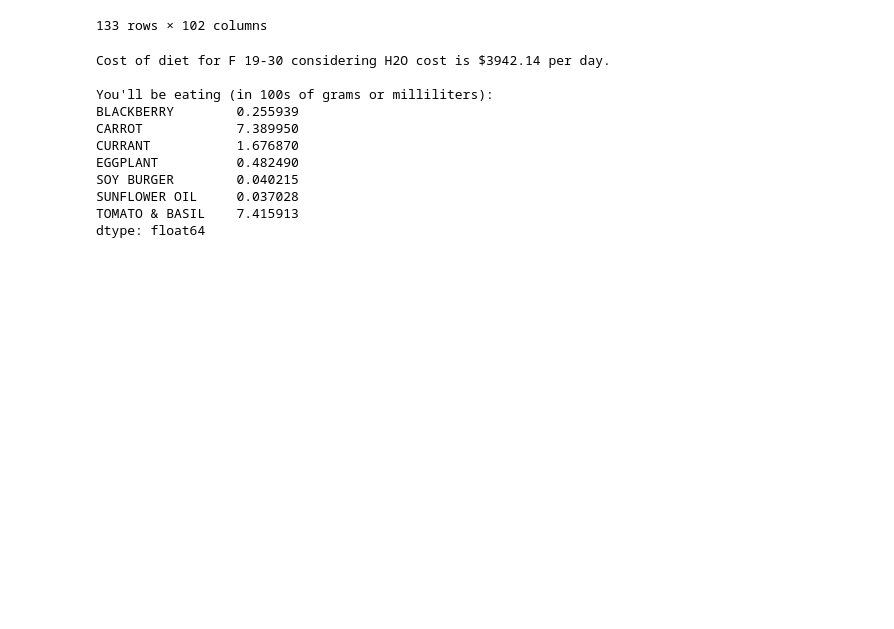
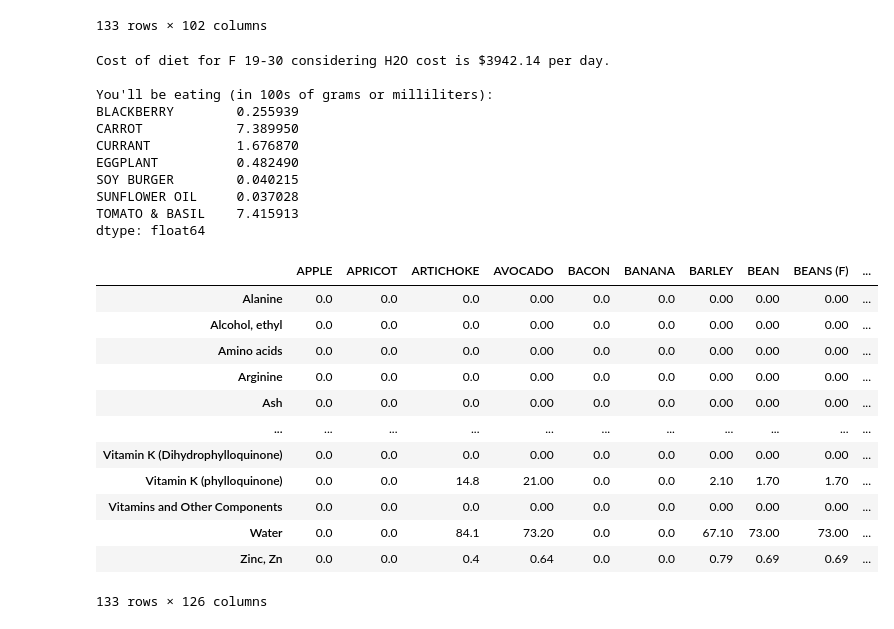
Before and after one commit to reilyfairchild/EEP-153-Proj-02, a Jupyter notebook: Project_2_Code.ipynb, the cells around one changed output. Drawn from its saved outputs; the diff is of its cells as text; code cells hidden in the pictures; blank space fills up the shorter version.

```diff
--- a/Project_2_Code.ipynb
+++ b/Project_2_Code.ipynb
@@ -548,3 +634,74 @@ SOY BURGER        0.040215
 SUNFLOWER OIL     0.037028
 TOMATO & BASIL    7.415913
 dtype: float64
+# %%
+alpha = 0.1
+
+#cost of H2O
+
+def get_grub_cotwo(sex_age_group, diet, df):
+    if (diet == 'animal product'):
+        df = df[df['animal product'] == 'animal product']
+    D = {}
+    count = 0
+
+
+    for food in df.index:
+        try:
+            FDC = df.loc[df.index==food,:]['FDC ID'][0]
+            count+=1
+            D[food] = fdc.nutrients(apikey,FDC).Quantity
+            #print(D[food])
+            #print(food)
+        except AttributeError:
+            warnings.warn(f"Couldn't find FDC Code {FDC} for food {food}.")
+
+    D = pd.DataFrame(D,dtype=float)
+    df.dropna(how='any') # Drop food with any missing data
+
+    Prices = df.groupby('Food')['Water Footprint liters water/kg o liter of food ITEM'].min()
+    p = Prices.apply(lambda x:x).dropna()
+
+    # Compile list that we have both prices and nutritional info for; drop if either missing
+    use = p.index.intersection(D.columns)
+    p = p[use]
+    tol = 1e-6 # Numbers in solution smaller than this (in absolute value) treated as zeros
+
+    Aall = D[p.index].fillna(0)
+    display(Aall)
+    # Drop rows of A that we don't have constraints for.
+    Amin = Aall.loc[bmin.index]
+
+    Amax = Aall.loc[bmax.index]
+
+    # Maximum requirements involve multiplying constraint by -1 to make <=.
+    A = pd.concat([Amin,-Amax])
+    ## Choose sex/age group!
+    result =  lp(p, -A, -b[sex_age_group], method='highs')
+    print(f"Cost of diet for {group} considering H2O cost is ${result.fun:.2f} per day.")
+    # Put back into nice series
+    diet = pd.Series(result.x,index=p.index)
+
+    print("\nYou'll be eating (in 100s of grams or milliliters):")
+    print(diet[diet >= tol])  # Drop items with quantities less than precision of calculation.
+    return diet
+
+group = "F 19-30"
+diet = 'omnivore'
+#result = get_grub(group, diet, df)
+
+solution = get_grub_cotwo(group, diet, df)
+# %% [output]
+|  | APPLE | APRICOT | ARTICHOKE | AVOCADO | BACON | BANANA | BARLEY | BEAN | BEANS (F) | ... |
+| Alanine | 0.0 | 0.0 | 0.0 | 0.00 | 0.0 | 0.0 | 0.00 | 0.00 | 0.00 | ... |
+| Alcohol, ethyl | 0.0 | 0.0 | 0.0 | 0.00 | 0.0 | 0.0 | 0.00 | 0.00 | 0.00 | ... |
+| Amino acids | 0.0 | 0.0 | 0.0 | 0.00 | 0.0 | 0.0 | 0.00 | 0.00 | 0.00 | ... |
+| Arginine | 0.0 | 0.0 | 0.0 | 0.00 | 0.0 | 0.0 | 0.00 | 0.00 | 0.00 | ... |
+| Ash | 0.0 | 0.0 | 0.0 | 0.00 | 0.0 | 0.0 | 0.00 | 0.00 | 0.00 | ... |
+| ... | ... | ... | ... | ... | ... | ... | ... | ... | ... | ... |
+| Vitamin K (Dihydrophylloquinone) | 0.0 | 0.0 | 0.0 | 0.00 | 0.0 | 0.0 | 0.00 | 0.00 | 0.00 | ... |
+| Vitamin K (phylloquinone) | 0.0 | 0.0 | 14.8 | 21.00 | 0.0 | 0.0 | 2.10 | 1.70 | 1.70 | ... |
+| Vitamins and Other Components | 0.0 | 0.0 | 0.0 | 0.00 | 0.0 | 0.0 | 0.00 | 0.00 | 0.00 | ... |
+| Water | 0.0 | 0.0 | 84.1 | 73.20 | 0.0 | 0.0 | 67.10 | 73.00 | 73.00 | ... |
+| Zinc, Zn | 0.0 | 0.0 | 0.4 | 0.64 | 0.0 | 0.0 | 0.79 | 0.69 | 0.69 | ... |
+133 rows × 126 columns
```
Also changed, not shown: parts of 2 cells of this notebook.
